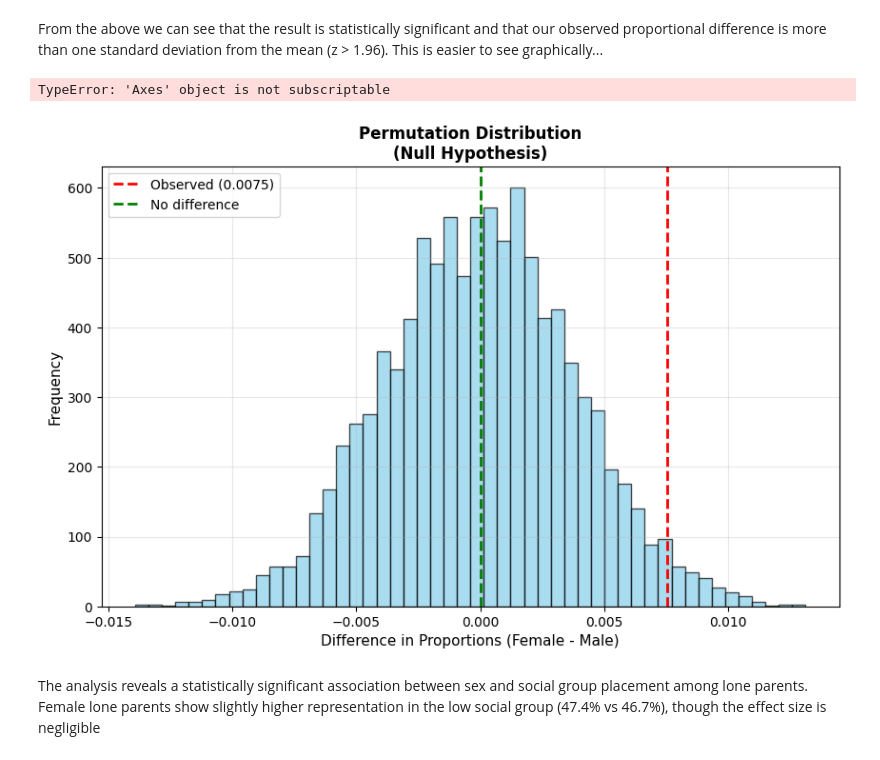
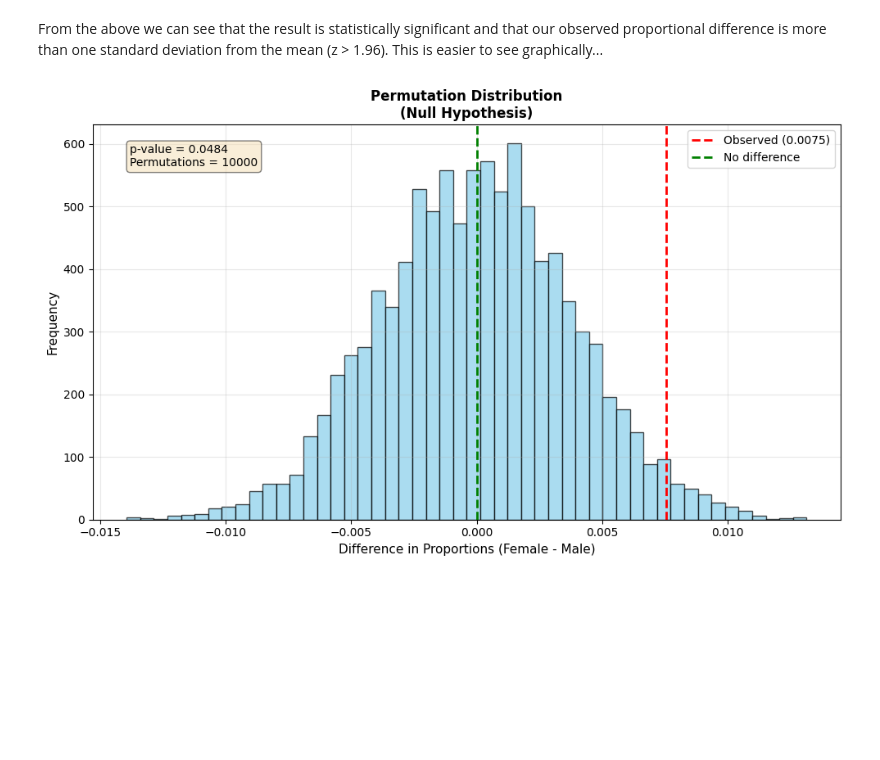
Before and after one commit to robwhite-lis/Everything_Counts_Assessment_2, a Jupyter notebook: census-codebook.ipynb, the cells around one changed output. Saved outputs shown, nothing was run; the diff lists cells and outputs as text; code cells hidden in the pictures; blank space fills up the shorter version.

```diff
--- a/census-codebook.ipynb
+++ b/census-codebook.ipynb
@@ -307,41 +325,27 @@ Z-score equivalent: 1.9731
 From the above we can see that the result is statistically significant and that our observed proportional difference is more than one standard deviation from the mean (z > 1.96). This is easier to see graphically...
 # %%
 # Now do some visualisations
-
-# fig, axes = plt.subplots(1, 2, figsize=(14, 5))
 fig, ax = plt.subplots(figsize=(10,6))
 
 # Plot 1: Histogram of permutation distribution
 ax.hist(permuted_diffs, bins=50, alpha=0.7, edgecolor='black', color='skyblue')
 ax.axvline(observed_diff, color='red', linestyle='--', linewidth=2,
                 label=f'Observed ({observed_diff:.4f})')
 ax.axvline(0, color='green', linestyle='--', linewidth=2,
                 label='No difference')
 ax.set_xlabel('Difference in Proportions (Female - Male)', fontsize=11)
 ax.set_ylabel('Frequency', fontsize=11)
 ax.set_title('Permutation Distribution\n(Null Hypothesis)', fontsize=12, fontweight='bold')
 ax.legend()
 ax.grid(alpha=0.3)
 
 # Add text box with p-value
 textstr = f'p-value = {p_value:.4f}\nPermutations = {n_permutations}'
 props = dict(boxstyle='round', facecolor='wheat', alpha=0.5)
-ax.text(0.05, 0.95, textstr, transform=axes[0].transAxes, fontsize=10,
+ax.text(0.05, 0.95, textstr, transform=ax.transAxes, fontsize=10,
              verticalalignment='top', bbox=props)
 
-# Plot 2: Q-Q plot to check normality
-#from scipy import stats
-#stats.probplot(permuted_diffs, dist="norm", plot=axes[1])
-#axes[1].set_title('Q-Q Plot\n(Check Normality of Permutation Distribution)',
-#                  fontsize=12, fontweight='bold')
-# axes[1].grid(alpha=0.3)
-
 plt.tight_layout()
-#plt.savefig('permutation_test_asg_results.png', dpi=150, bbox_inches='tight')
-# print("Visualization saved as 'permutation_test_asg_results.png'")
 plt.show()
 # %% [output]
-TypeError: 'Axes' object is not subscriptable
-[figure, old version]
+[figure, new version]
-# %% [markdown]
-The analysis reveals a statistically significant association between sex and social group placement among lone parents. Female lone parents show slightly higher representation in the low social group (47.4% vs 46.7%), though the effect size is negligible
```
Also changed, not shown: parts of 3 cells of this notebook.
